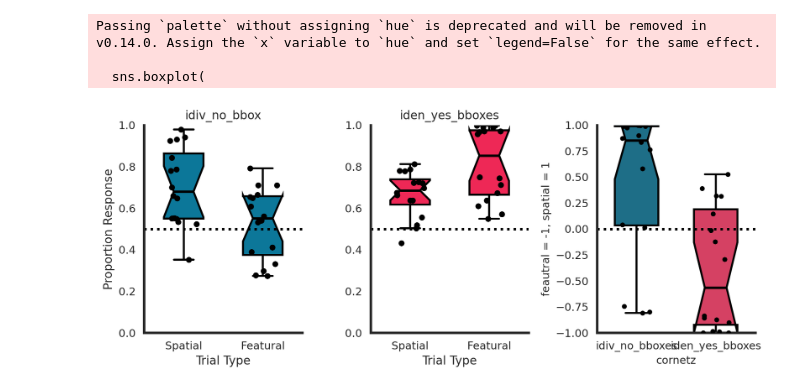
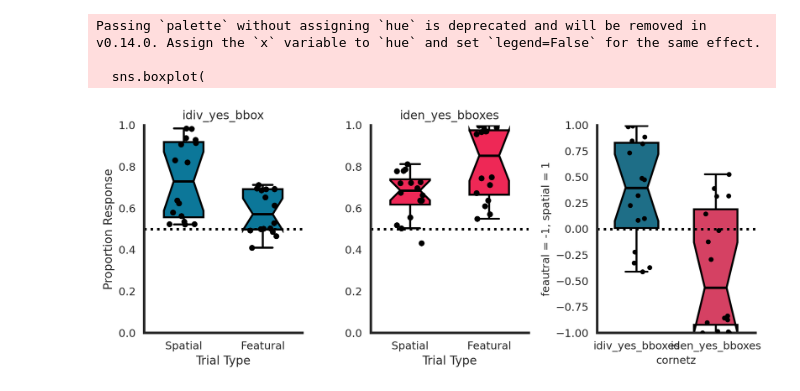
Before and after one commit to oliviamaltz/geogaze_scripts, a Jupyter notebook: figures_final.ipynb, the cells around one changed output. Drawn from its saved outputs; the diff is of its cells as text; code cells hidden in the pictures.

```diff
--- a/figures_final.ipynb
+++ b/figures_final.ipynb
@@ -204,8 +204,8 @@ import matplotlib.pyplot as plt
 # -----------------------
 # EDIT THESE PATHS
 # -----------------------
-CSV1 = "/zpool/vladlab/active_drive/omaltz/scripts/geogaze/coco_decoder/v2/individuation/results/geogaze_model_predictions_individuation_pred_avg_ratio.csv"
-CSV2 = "/zpool/vladlab/active_drive/omaltz/scripts/geogaze/coco_decoder/cornets_bbox/results/geogaze_model_predictions_identification_bbox_pred_avg_ratio.csv"
+CSV1 = "/zpool/vladlab/active_drive/omaltz/scripts/geogaze/coco_decoder/cornets_bbox/individuation/results/v2/geogaze_model_predictions_individuation_bbox_pred_avg_ratio.csv"
+CSV2 = "/zpool/vladlab/active_drive/omaltz/scripts/geogaze/coco_decoder/cornets_bbox/identification/results/geogaze_model_predictions_identification_bbox_pred_avg_ratio.csv"
 
 # -----------------------
 # Preprocess A: Spatial vs Featural (mean_ratio per model×condition)
@@ -265,7 +265,7 @@ def load_conflict_weighting(csv_path: str, dataset_label: str) -> pd.DataFrame:
 # -----------------------
 df1_avg  = load_and_preprocess(CSV1)                 # indiv: Spatial/Featural
 df2_avg  = load_and_preprocess(CSV2)                 # ident: Spatial/Featural
-df1_conf = load_conflict_weighting(CSV1, "idiv_no_bboxes")     # conflict weighting
+df1_conf = load_conflict_weighting(CSV1, "idiv_yes_bboxes")     # conflict weighting
 df2_conf = load_conflict_weighting(CSV2, "iden_yes_bboxes")     # conflict weighting
 plot_df  = pd.concat([df1_conf, df2_conf], ignore_index=True)
 
@@ -305,7 +305,7 @@ sns.stripplot(
     ax=axes[0],
 )
 axes[0].axhline(0.5, linestyle=":", linewidth=2.5, color="black")
-axes[0].set_title("idiv_no_bbox")
+axes[0].set_title("idiv_yes_bbox")
 axes[0].set_xlabel("Trial Type")
 axes[0].set_ylabel("Proportion Response")
 axes[0].set_ylim(0, 1)
@@ -344,8 +344,8 @@ axes[1].set_ylabel("")
 axes[1].set_ylim(0, 1)
 
 # ===== Panel 3: conflict weighting (idiv/iden) =====
-order_w = ["idiv_no_bboxes", "iden_yes_bboxes"]
-palette = {"idiv_no_bboxes": "#0C7799", "iden_yes_bboxes": "#EE2856"}  # blue, pink
+order_w = ["idiv_yes_bboxes", "iden_yes_bboxes"]
+palette = {"idiv_yes_bboxes": "#0C7799", "iden_yes_bboxes": "#EE2856"}  # blue, pink
 
 sns.boxplot(
     data=plot_df,
@@ -366,31 +366,31 @@ sns.stripplot(
     data=plot_df,
     x="dataset",
     y="weighting",
     order=order_w,
     color="black",
     alpha=1,
     jitter=0.18,
     size=5,
     zorder=10,
     ax=axes[2],
 )
 axes[2].axhline(0, linestyle=":", linewidth=2.5, color="black")
 axes[2].set_xlabel("cornetz", fontsize=11)
 axes[2].set_ylabel("feautral = -1, spatial = 1", fontsize=11)
 axes[2].set_ylim(-1, 1)
 
 # ===== Shared styling (same as your code) =====
 for ax in axes:
     ax.spines["top"].set_visible(False)
     ax.spines["right"].set_visible(False)
     ax.spines["left"].set_linewidth(2.5)
     ax.spines["bottom"].set_linewidth(2.5)
     ax.tick_params(axis="both", width=2, length=5)
 
 plt.tight_layout()
 plt.show()
 # %% [output]
 Passing `palette` without assigning `hue` is deprecated and will be removed in v0.14.0. Assign the `x` variable to `hue` and set `legend=False` for the same effect.
 
   sns.boxplot(
-[figure, old version]
+[figure, new version]
```
Also changed, not shown: parts of 3 cells of this notebook, 5 other files.
